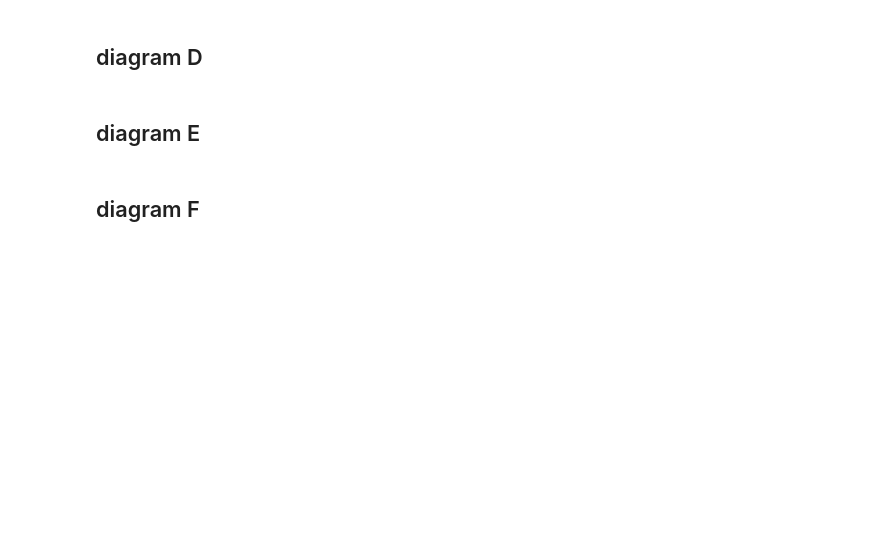
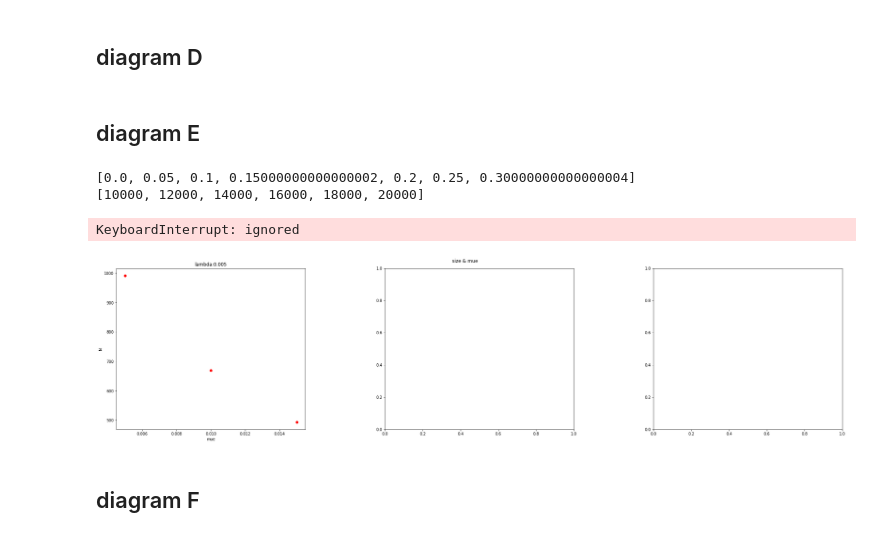
Before and after one commit to MJSahebnasi/Thesis-temporal-network-platform, a Jupyter notebook: thesis_main.ipynb, the cells around one changed output. Cells and saved outputs as stored; diff of their text form; code cells hidden in the pictures; blank space fills up the shorter version.

Commit message:
diagram E logic

```diff
--- a/thesis_main.ipynb
+++ b/thesis_main.ipynb
@@ -831,3 +831,28 @@ onoff_scenario_C([G_SW_1, G_SW_2, G_SW_3], snp_times_c, 10**4+100, landa2, mue_3
 ## diagram D
 # %% [markdown]
 ## diagram E
+# %%
+n1 = 2000
+n2 = 4000
+n3 = 6000
+
+m = 10
+
+G_SF_1 = nx.barabasi_albert_graph(n1, m)
+G_SF_2 = nx.barabasi_albert_graph(n2, m)
+G_SF_3 = nx.barabasi_albert_graph(n3, m)
+
+landa1 = 0.005
+landa2 = 0.01
+landa3 = 0.015
+
+mues = [0.05*i for i in range(7)]
+
+# snp_times_e = [20000 + i*140*1000 for i in range(1,8)]
+snp_times_e = [10000 + i*2000 for i in range(6)]
+
+print(mues)
+print(snp_times_e)
+# %% [output]
+[0.0, 0.05, 0.1, 0.15000000000000002, 0.2, 0.25, 0.30000000000000004]
+[10000, 12000, 14000, 16000, 18000, 20000]
@@ -834,2 +872,39 @@ onoff_scenario_C([G_SW_1, G_SW_2, G_SW_3], snp_times_c, 10**4+100, landa2, mue_3
+# %%
+def onoff_scenario_E(G_list, snp_t, sim_duration, landa_list, mue_list):
+
+  fig, ax = plt.subplots(1,3)
+  fig.tight_layout()
+  fig.set_size_inches(30, 7)
+  fig.suptitle('size & mue')
+  fig.subplots_adjust(top=0.93)
+
+  colors = ['red','green','blue']
+
+  for i in range(len(landa_list)):
+    landa = landa_list[i]
+
+    # ax[i].legend(loc='upper right')
+    # ax[g].tick_params(labelrotation=45)
+    ax[i].set_title('lambda:'+str(landa))
+    # ax[g].grid()
+    # ax[g].set_xticks(failure_p_values)
+    ax[i].set_xlabel('mue')
+    ax[i].set_ylabel('N')
+    # ax[0].set_yticks(np.linspace(0, 1, num=11))  ### not beautiful
+
+    for g in range(len(G_list)):
+      G = G_list[g]
+
+      for mue in mue_list:
+        y = E(G, snp_t, sim_duration, landa, mue)
+        ax[i].scatter(mue, y, color=colors[g])
+# %%
+t_a1 = time.time()
+onoff_scenario_E([G_SF_1, G_SF_2, G_SF_3], snp_times_e, 2*10**4+100, [landa1, landa2, landa3], [mue_1, mue_2, mue_3])
+t_a2 = time.time()
+print('execution time:', t_a2 - t_a1)
+# %% [output]
+KeyboardInterrupt: ignored
+[figure, added]
 # %% [markdown]
 ## diagram F
```
Also changed, not shown: parts of 5 cells of this notebook.
